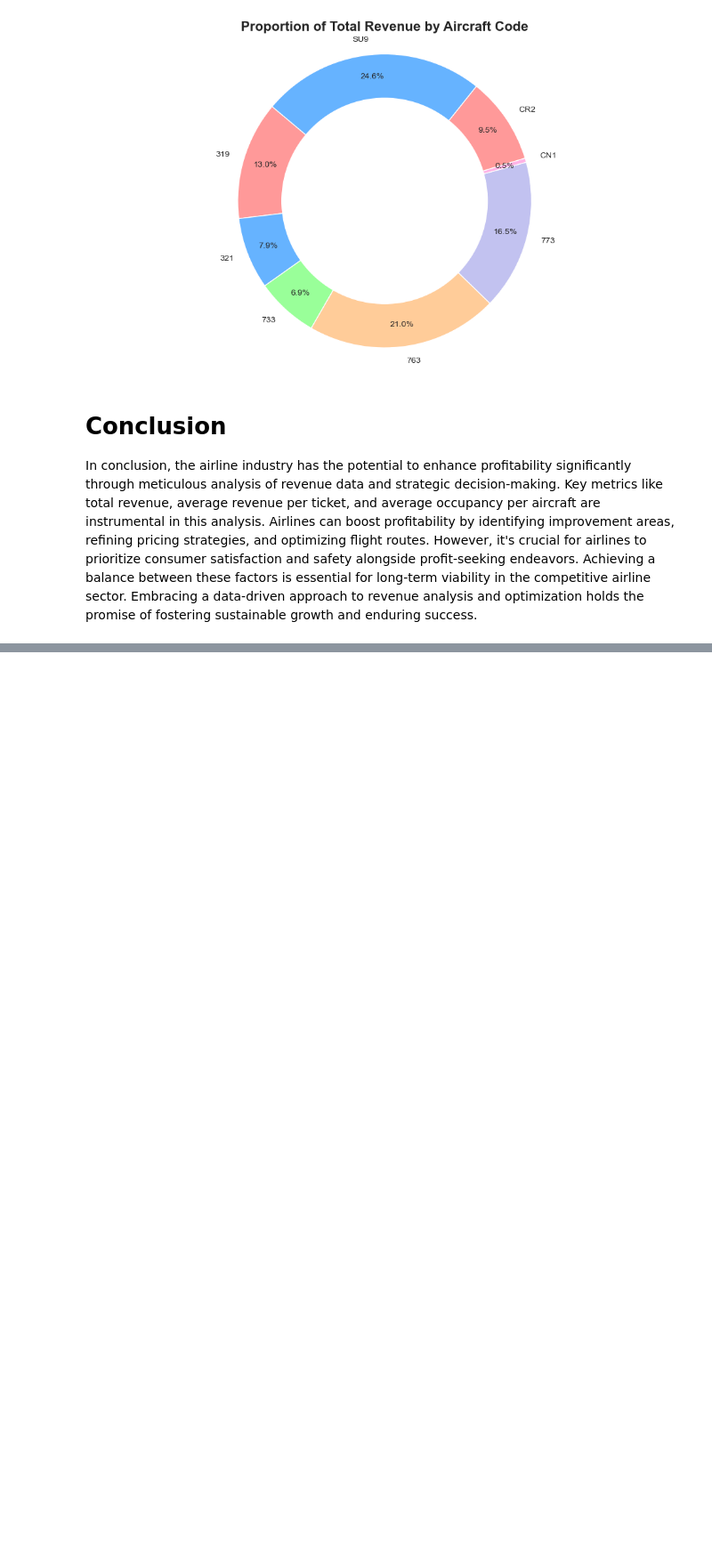
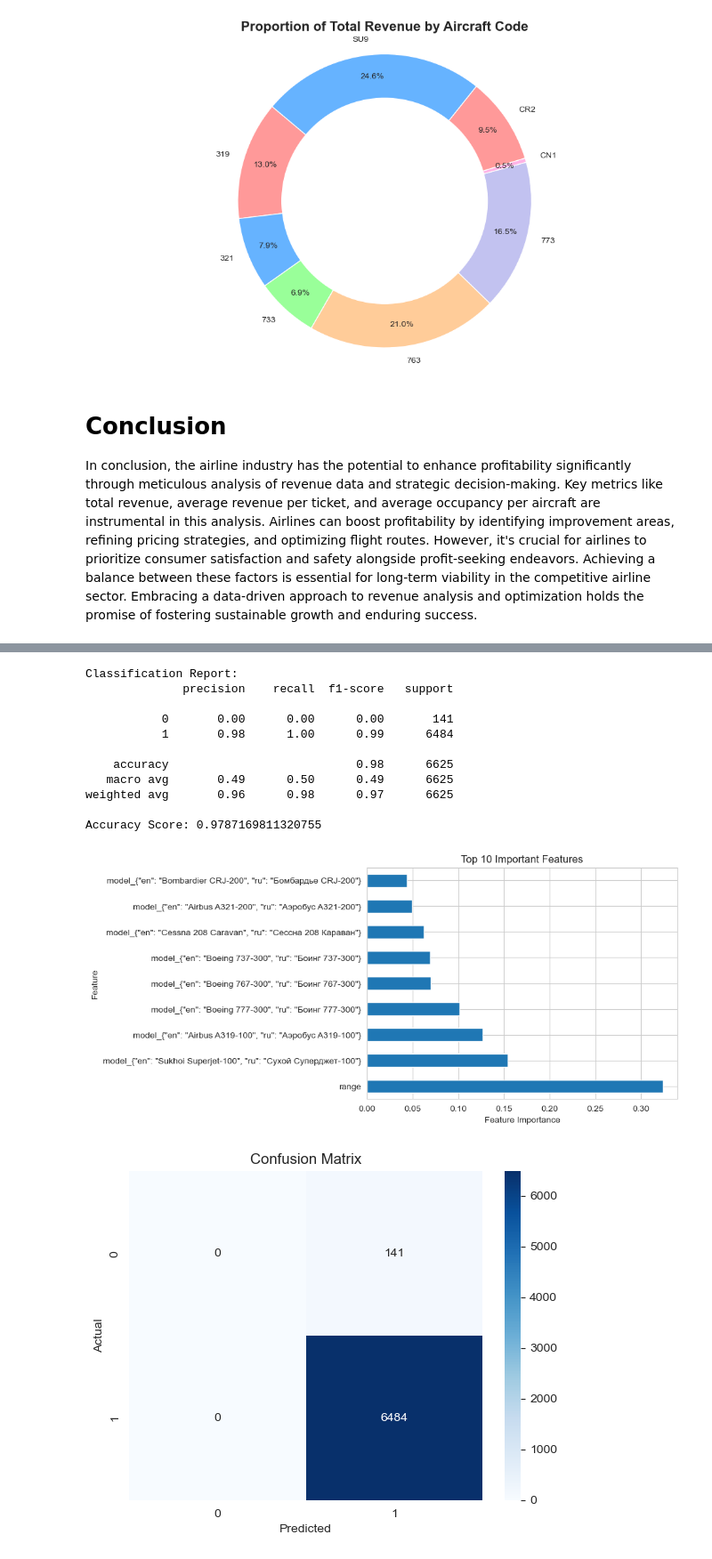
Before and after one commit to warda-tariqq/airline-python, a Jupyter notebook: airline-data-analysis-using-sql.ipynb, the cells around one changed output, grey strips where cells are left out. Shown at 89% size. Saved outputs shown, nothing was run; the diff lists cells and outputs as text; code cells hidden in the pictures; blank space fills up the shorter version.

```diff
--- a/airline-data-analysis-using-sql.ipynb
+++ b/airline-data-analysis-using-sql.ipynb
@@ -483,0 +908,80 @@ In conclusion, the airline industry has the potential to enhance profitability s
+# %%
+import pandas as pd
+import matplotlib.pyplot as plt
+import seaborn as sns
+from sklearn.model_selection import train_test_split
+from sklearn.ensemble import RandomForestClassifier
+from sklearn.metrics import classification_report, accuracy_score, confusion_matrix
+
+# Assuming you have already loaded the required libraries and established a connection to the SQLite database
+
+# Load the necessary tables from the database
+flights_query = "SELECT * FROM flights"
+flights_data = pd.read_sql_query(flights_query, conn)
+
+# Merge additional tables as needed
+# For example, merging aircrafts_data to get model and range information for each flight
+flights_data = pd.merge(flights_data, aircrafts_data, on='aircraft_code', how='left')
+
+# Assuming 'delayed' is a binary column indicating whether a flight is delayed or not
+# You may need to define or calculate this column based on actual and scheduled departure times
+flights_data['delayed'] = (flights_data['actual_departure'] > flights_data['scheduled_departure']).astype(int)
+
+# One-hot encode categorical variables
+flights_data = pd.get_dummies(flights_data, columns=['model'])
+
+# Define features and target variable
+features = [col for col in flights_data.columns if col.startswith('model_')] + ['range']  # Use one-hot encoded features and range
+target = 'delayed'
+
+# Verify if the features exist in the DataFrame
+missing_features = set(features) - set(flights_data.columns)
+if missing_features:
+    print("Missing features:", missing_features)
+else:
+    # Split the dataset into training and testing sets
+    X_train, X_test, y_train, y_test = train_test_split(flights_data[features], flights_data[target], test_size=0.2, random_state=42)
+
+    # Initialize Random Forest Classifier
+    rf_classifier = RandomForestClassifier(n_estimators=100, random_state=42)
+
+    # Train the model
+    rf_classifier.fit(X_train, y_train)
+
+    # Make predictions on the testing set
+    y_pred = rf_classifier.predict(X_test)
+
+    # Evaluate the model
+    print("Classification Report:")
+    print(classification_report(y_test, y_pred))
+    print("Accuracy Score:", accuracy_score(y_test, y_pred))
+
+    # Visualize the feature importances
+    feature_importances = pd.Series(rf_classifier.feature_importances_, index=features)
+    feature_importances.nlargest(10).plot(kind='barh')
+    plt.title('Top 10 Important Features')
+    plt.xlabel('Feature Importance')
+    plt.ylabel('Feature')
+    plt.show()
+
+    # Plot the confusion matrix
+    cm = confusion_matrix(y_test, y_pred)
+    sns.heatmap(cm, annot=True, fmt='d', cmap='Blues')
+    plt.title('Confusion Matrix')
+    plt.xlabel('Predicted')
+    plt.ylabel('Actual')
+    plt.show()
+# %% [output]
+Classification Report:
+              precision    recall  f1-score   support
+
+           0       0.00      0.00      0.00       141
+           1       0.98      1.00      0.99      6484
+
+    accuracy                           0.98      6625
+   macro avg       0.49      0.50      0.49      6625
+weighted avg       0.96      0.98      0.97      6625
+
+Accuracy Score: 0.9787169811320755
+[figure, added]
+[figure, added]
```
Also changed, not shown: parts of 28 cells of this notebook.
